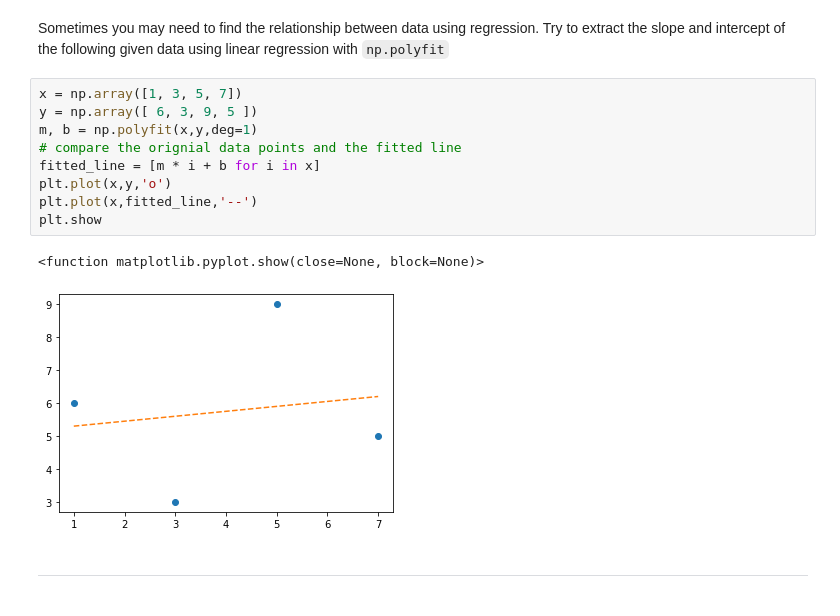
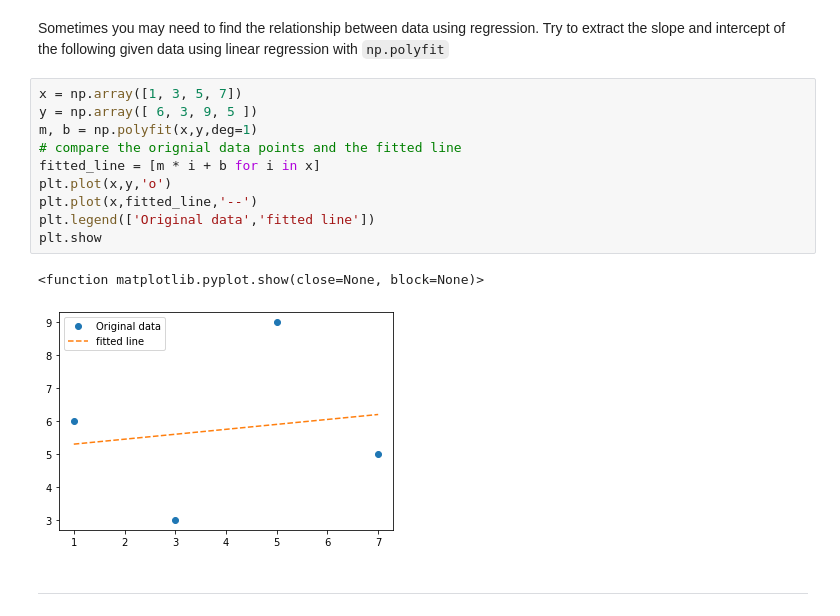
Before and after one commit to daggermaster3000/NE1, a Jupyter notebook: TP1/2022_Lab01_18_Working_Copy.ipynb, the cells around one changed output. Drawn from its saved outputs; the diff is of its cells as text.

```diff
--- a/TP1/2022_Lab01_18_Working_Copy.ipynb
+++ b/TP1/2022_Lab01_18_Working_Copy.ipynb
@@ -192,15 +196,16 @@ Sometimes you may need to find the relationship between data using regression. T
 # %%
 x = np.array([1, 3, 5, 7])
 y = np.array([ 6, 3, 9, 5 ])
 m, b = np.polyfit(x,y,deg=1)
 # compare the orignial data points and the fitted line
 fitted_line = [m * i + b for i in x]
 plt.plot(x,y,'o')
 plt.plot(x,fitted_line,'--')
+plt.legend(['Original data','fitted line'])
 plt.show
 # %% [output]
 <function matplotlib.pyplot.show(close=None, block=None)>
-[figure, old version]
+[figure, new version]
 # %% [markdown]
 -------------------------------------------------------------------------------------------------------------------
 # %% [markdown]
```
Also changed, not shown: parts of 8 cells of this notebook, 1 other file.
